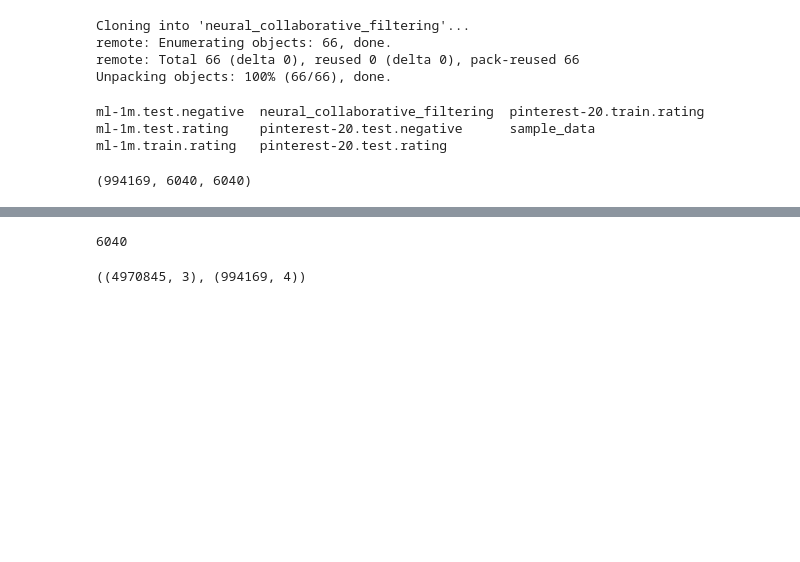
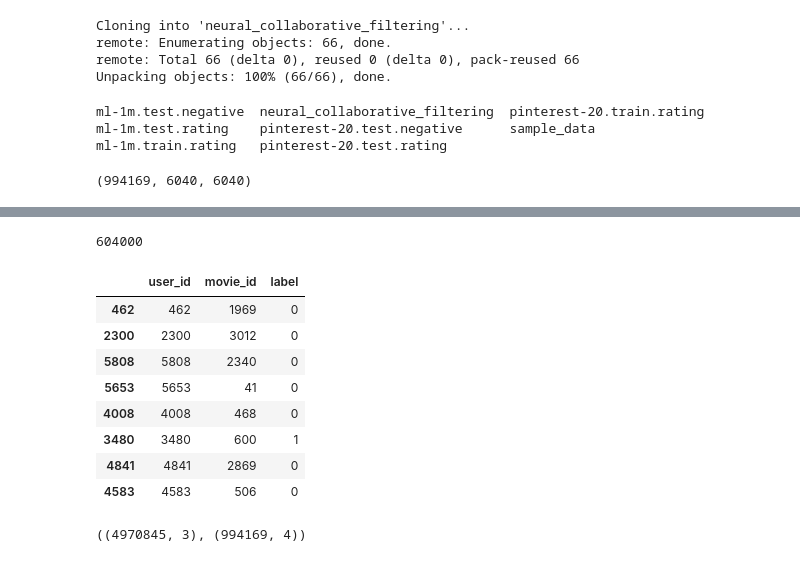
Before and after one commit to gabibu/recommendationsystems, a Jupyter notebook: exe3_solution.ipynb, the cells around one changed output, grey strips where cells are left out. Drawn from its saved outputs; the diff is of its cells as text; code cells hidden in the pictures; blank space fills up the shorter version.

```diff
--- a/exe3_solution.ipynb
+++ b/exe3_solution.ipynb
@@ -236,7 +236,7 @@ def create_negative_dataset(filename):
       line = f.readline()
 
 
-  return pd.DataFrame(negative_rows, columns =['user_id', 'item_id', 'negative_items'])
+  return pd.DataFrame(negative_rows, columns =['user_id', 'movie_id', 'negative_items'])
 # %%
 train_df = pd.read_csv(file_train, sep='\t',  engine='python',  encoding='latin-1', names=['user_id', 'movie_id', 'rating', 'timestamp'])
 
@@ -287,6 +278,32 @@ train_df.sample(1)
 # %%
+test_negative_df.sample(1)
+
+test_dataset_negative_df = test_negative_df[['user_id', 'negative_items']].explode('negative_items')
+
+test_dataset_negative_df.rename(columns = {'negative_items': 'movie_id'}, inplace = True)
+
+test_dataset_negative_df.sample(1)
+test_dataset_negative_df['label'] = 0
+
+test_df_positives = test_df[['user_id', 'movie_id']]
+test_df_positives['label'] = 1
+
+test_dataset_df = pd.concat([test_df_positives, test_dataset_negative_df]).sample(frac = 1.0)
+len(test_dataset_df)
 # %% [output]
-6040
+604000
+# %%
+test_dataset_df.sample(8)
+# %% [output]
+|  | user_id | movie_id | label |
+| 462 | 462 | 1969 | 0 |
+| 2300 | 2300 | 3012 | 0 |
+| 5808 | 5808 | 2340 | 0 |
+| 5653 | 5653 | 41 | 0 |
+| 4008 | 4008 | 468 | 0 |
+| 3480 | 3480 | 600 | 1 |
+| 4841 | 4841 | 2869 | 0 |
+| 4583 | 4583 | 506 | 0 |
 # %%
 
 def build_dataset(source_df, num_of_negative_per_positive):
```
Also changed, not shown: parts of 9 cells of this notebook.
